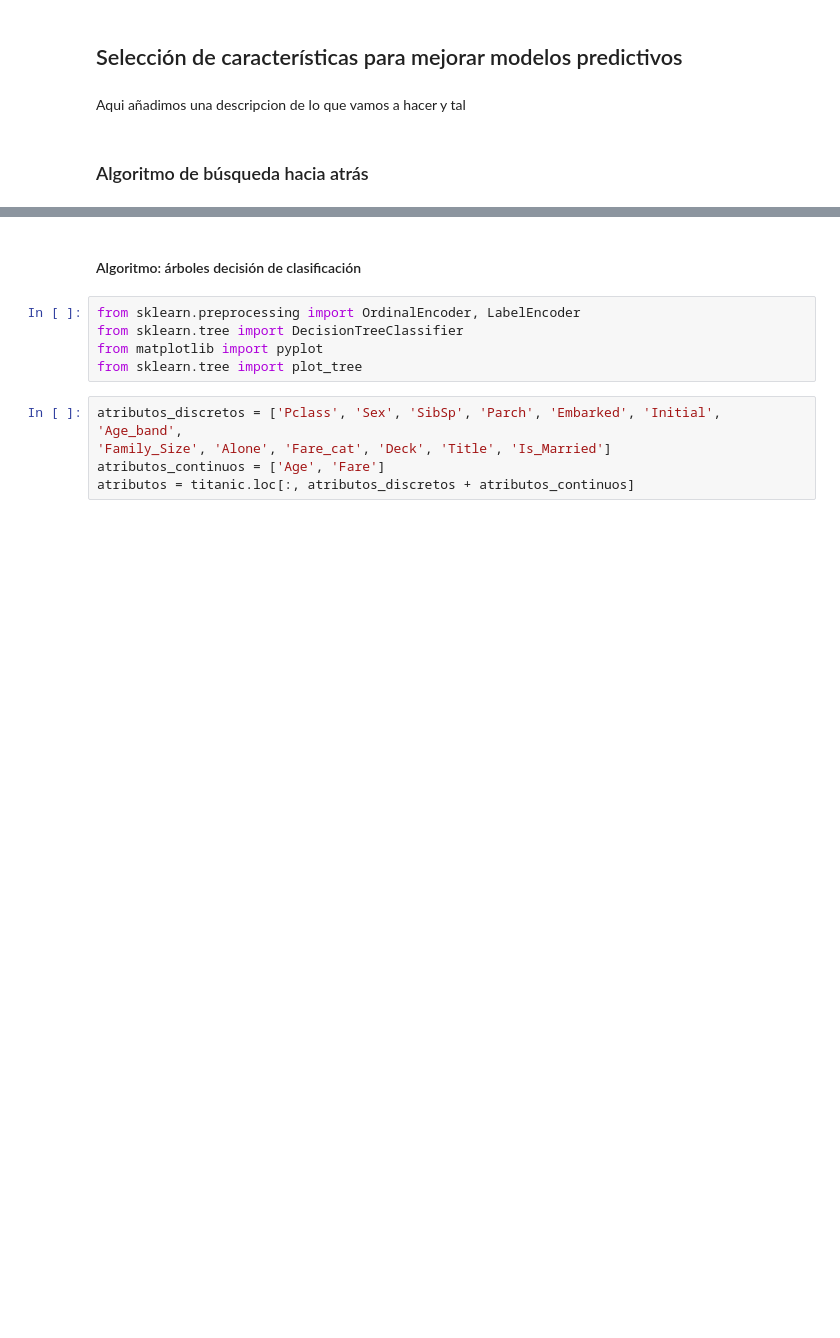
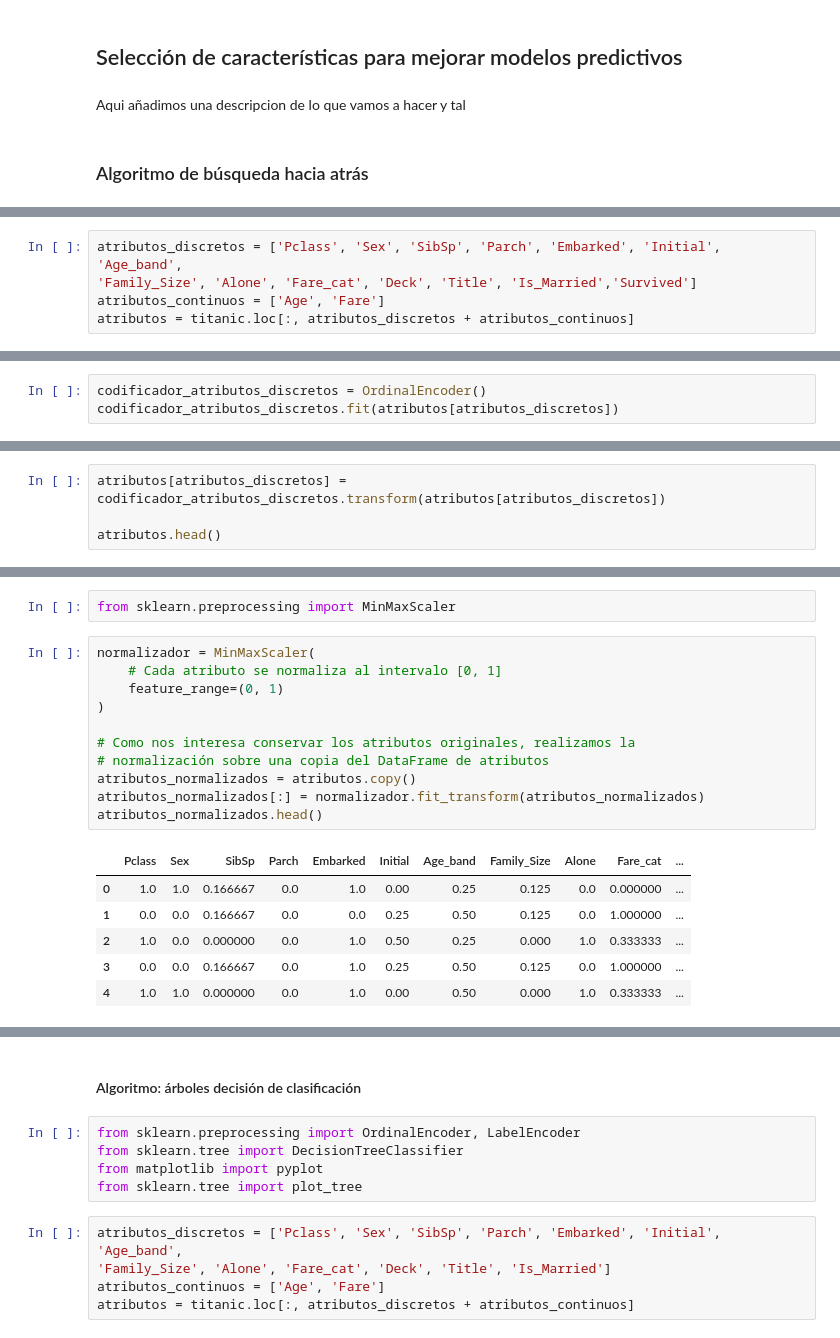
Before and after one commit to hugborang/Trabajo-IA-Modelos-Predictivos, a Jupyter notebook: src/editar_nombre.ipynb, the cells around one changed output, grey strips where cells are left out. Saved outputs shown, nothing was run; the diff lists cells and outputs as text; blank space fills up the shorter version.

```diff
--- a/src/editar_nombre.ipynb
+++ b/src/editar_nombre.ipynb
@@ -26,0 +20,5 @@ ModuleNotFoundError: No module named 'sklearn'
+# %%
+atributos_discretos = ['Pclass', 'Sex', 'SibSp', 'Parch', 'Embarked', 'Initial', 'Age_band',
+'Family_Size', 'Alone', 'Fare_cat', 'Deck', 'Title', 'Is_Married','Survived']
+atributos_continuos = ['Age', 'Fare']
+atributos = titanic.loc[:, atributos_discretos + atributos_continuos]
@@ -26,0 +37,3 @@ ModuleNotFoundError: No module named 'sklearn'
+# %%
+codificador_atributos_discretos = OrdinalEncoder()
+codificador_atributos_discretos.fit(atributos[atributos_discretos])
@@ -26,0 +75,4 @@ ModuleNotFoundError: No module named 'sklearn'
+# %%
+atributos[atributos_discretos] = codificador_atributos_discretos.transform(atributos[atributos_discretos])
+
+atributos.head()
@@ -26,0 +95,20 @@ ModuleNotFoundError: No module named 'sklearn'
+# %%
+from sklearn.preprocessing import MinMaxScaler
+# %%
+normalizador = MinMaxScaler(
+    # Cada atributo se normaliza al intervalo [0, 1]
+    feature_range=(0, 1)
+)
+
+# Como nos interesa conservar los atributos originales, realizamos la
+# normalización sobre una copia del DataFrame de atributos
+atributos_normalizados = atributos.copy()
+atributos_normalizados[:] = normalizador.fit_transform(atributos_normalizados)
+atributos_normalizados.head()
+# %% [output]
+|  | Pclass | Sex | SibSp | Parch | Embarked | Initial | Age_band | Family_Size | Alone | Fare_cat | ... |
+| 0 | 1.0 | 1.0 | 0.166667 | 0.0 | 1.0 | 0.00 | 0.25 | 0.125 | 0.0 | 0.000000 | ... |
+| 1 | 0.0 | 0.0 | 0.166667 | 0.0 | 0.0 | 0.25 | 0.50 | 0.125 | 0.0 | 1.000000 | ... |
+| 2 | 1.0 | 0.0 | 0.000000 | 0.0 | 1.0 | 0.50 | 0.25 | 0.000 | 1.0 | 0.333333 | ... |
+| 3 | 0.0 | 0.0 | 0.166667 | 0.0 | 1.0 | 0.25 | 0.50 | 0.125 | 0.0 | 1.000000 | ... |
+| 4 | 1.0 | 1.0 | 0.000000 | 0.0 | 1.0 | 0.00 | 0.50 | 0.000 | 1.0 | 0.333333 | ... |
```
Also changed, not shown: parts of 15 cells of this notebook, 4 other files.
